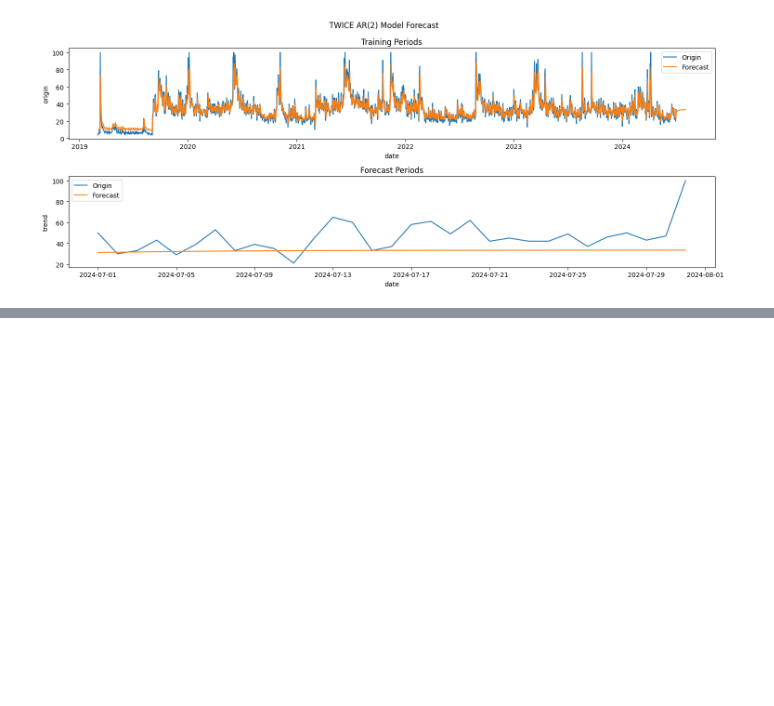
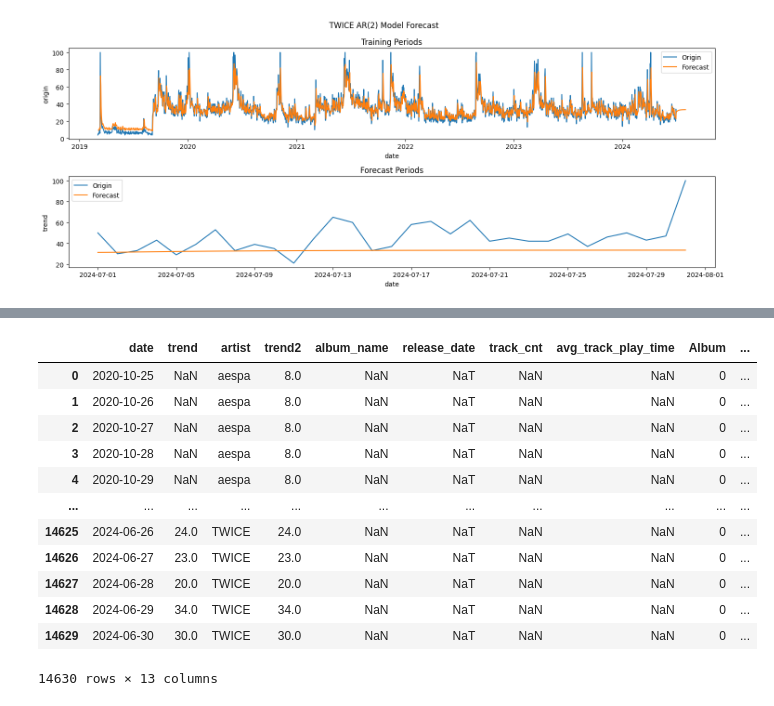
Before and after one commit to lucio-karin0506/Artist_Trend_Analysis, a Jupyter notebook: modeling/trend_prediction_ML.ipynb, the cells around one changed output, grey strips where cells are left out. Cells and saved outputs as stored; diff of their text form; code cells hidden in the pictures; blank space fills up the shorter version.

Commit message:
UPDATE: ARIMA train dataset preprocessing

```diff
--- a/modeling/trend_prediction_ML.ipynb
+++ b/modeling/trend_prediction_ML.ipynb
@@ -357,0 +385,4 @@ for artist in forecast_df['artist'].unique():
+# %%
+# 앨범 수록곡 평균 재생 길이 null 값 제거
+album_info_df = album_info_df[album_info_df['avg_track_play_time'].isnull() == False]
+album_info_df
@@ -357,0 +403,4 @@ for artist in forecast_df['artist'].unique():
+# %%
+# training google trend 와 병합
+google_trend_album_df = google_trend_df2.merge(album_info_df, how='left', left_on=['artist', 'date'], right_on=['artist_name', 'release_date']).drop('artist_name', axis=1)
+google_trend_album_df
@@ -357,0 +421,21 @@ for artist in forecast_df['artist'].unique():
+# %%
+# 앨범 발매일 이후 7일 동일 데이터 적용
+# 앨범 초동 판매량 집계 기준일에 따라 7일 적용
+for i, row in google_trend_album_df.iterrows():
+
+    artist = row['artist']
+    release_date = row['release_date']
+    end_date = release_date + pd.Timedelta(days=7)  # 발매일 이후 7일
+
+    # 해당 기간에 데이터 할당
+    mask = (google_trend_album_df['artist'] == artist) & \
+           (google_trend_album_df['date'] >= release_date) & (google_trend_album_df['date'] < end_date)
+
+    google_trend_album_df.loc[mask, 'release_date'] = row['release_date']
+    google_trend_album_df.loc[mask, 'album_name'] = row['album_name']
+    google_trend_album_df.loc[mask, 'album_type'] = row['album_type']
+
+    google_trend_album_df.loc[mask, 'track_cnt'] = row['track_cnt']
+    google_trend_album_df.loc[mask, 'avg_track_play_time'] = row['avg_track_play_time']
+
+google_trend_album_df[google_trend_album_df['album_name'].isnull() == False]
@@ -357,0 +456,9 @@ for artist in forecast_df['artist'].unique():
+# %%
+# 앨범 장르 인코딩
+encoded_album_type_df = pd.get_dummies(google_trend_album_df['album_type'])
+google_trend_album_df = pd.concat([google_trend_album_df, encoded_album_type_df], axis=1)
+
+# 모든 bool 타입 열을 1/0으로 변환
+google_trend_album_df = google_trend_album_df.applymap(lambda x: int(x) if isinstance(x, bool) else x)
+
+google_trend_album_df
@@ -357,0 +479,17 @@ for artist in forecast_df['artist'].unique():
+# %%
+google_trend_album_df = google_trend_album_df.drop(['album_type'], axis=1)
+google_trend_album_df
+# %% [output]
+|  | date | trend | artist | trend2 | album_name | release_date | track_cnt | avg_track_play_time | Album | ... |
+| 0 | 2020-10-25 | NaN | aespa | 8.0 | NaN | NaT | NaN | NaN | 0 | ... |
+| 1 | 2020-10-26 | NaN | aespa | 8.0 | NaN | NaT | NaN | NaN | 0 | ... |
+| 2 | 2020-10-27 | NaN | aespa | 8.0 | NaN | NaT | NaN | NaN | 0 | ... |
+| 3 | 2020-10-28 | NaN | aespa | 8.0 | NaN | NaT | NaN | NaN | 0 | ... |
+| 4 | 2020-10-29 | NaN | aespa | 8.0 | NaN | NaT | NaN | NaN | 0 | ... |
+| ... | ... | ... | ... | ... | ... | ... | ... | ... | ... | ... |
+| 14625 | 2024-06-26 | 24.0 | TWICE | 24.0 | NaN | NaT | NaN | NaN | 0 | ... |
+| 14626 | 2024-06-27 | 23.0 | TWICE | 23.0 | NaN | NaT | NaN | NaN | 0 | ... |
+| 14627 | 2024-06-28 | 20.0 | TWICE | 20.0 | NaN | NaT | NaN | NaN | 0 | ... |
+| 14628 | 2024-06-29 | 34.0 | TWICE | 34.0 | NaN | NaT | NaN | NaN | 0 | ... |
+| 14629 | 2024-06-30 | 30.0 | TWICE | 30.0 | NaN | NaT | NaN | NaN | 0 | ... |
+14630 rows × 13 columns
```
Also changed, not shown: parts of 7 cells of this notebook.
